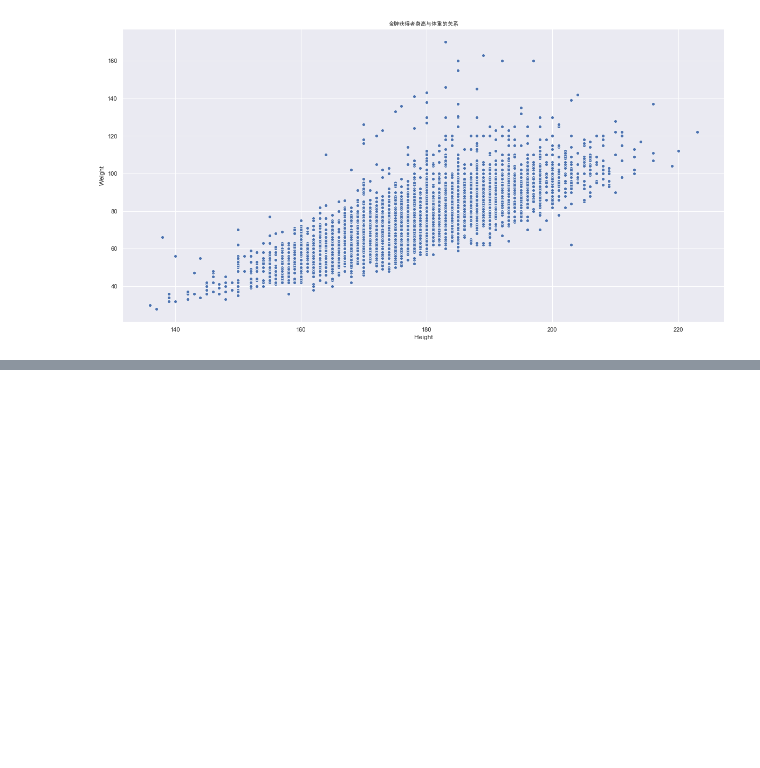
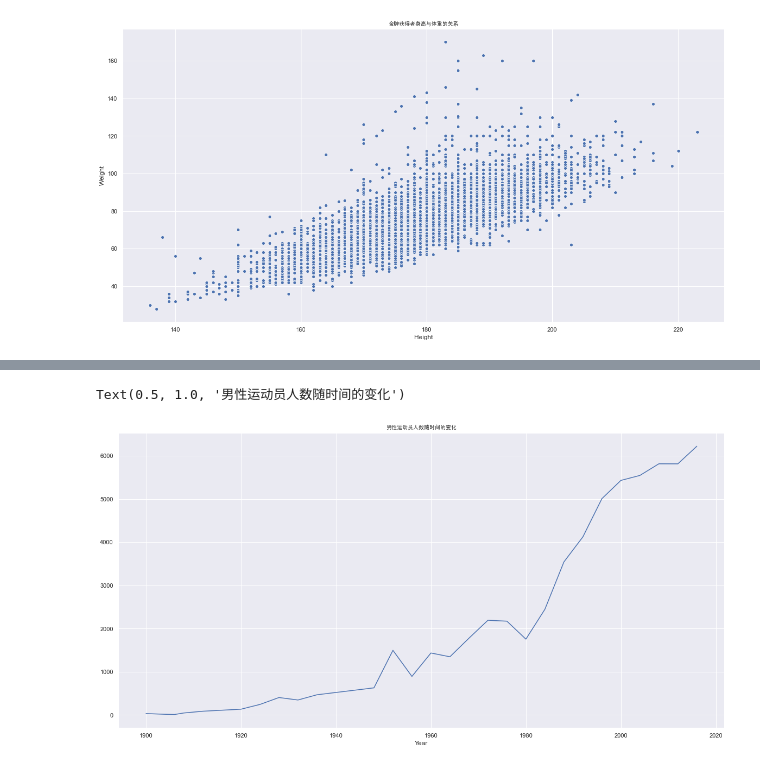
Before and after one commit to joydesigner/csdn-python, a Jupyter notebook: Olympic_DA/olympic_history/da.ipynb, the cells around one changed output, grey strips where cells are left out. Saved outputs shown, nothing was run; the diff lists cells and outputs as text; code cells hidden in the pictures; blank space fills up the shorter version.

```diff
--- a/Olympic_DA/olympic_history/da.ipynb
+++ b/Olympic_DA/olympic_history/da.ipynb
@@ -244,0 +261,8 @@ notNullMedals.loc[notNullMedals['Weight'] > 160]
+# %%
+part1 = WomenOverTime.groupby('Year')['Sex'].value_counts()
+plt.figure(figsize=(20, 10))
+part1.loc[:, 'F'].plot()
+plt.title('男性运动员人数随时间的变化', FontProperties=myfont)
+# %% [output]
+Text(0.5, 1.0, '男性运动员人数随时间的变化')
+[figure, added]
```
Also changed, not shown: parts of 2 cells of this notebook.
